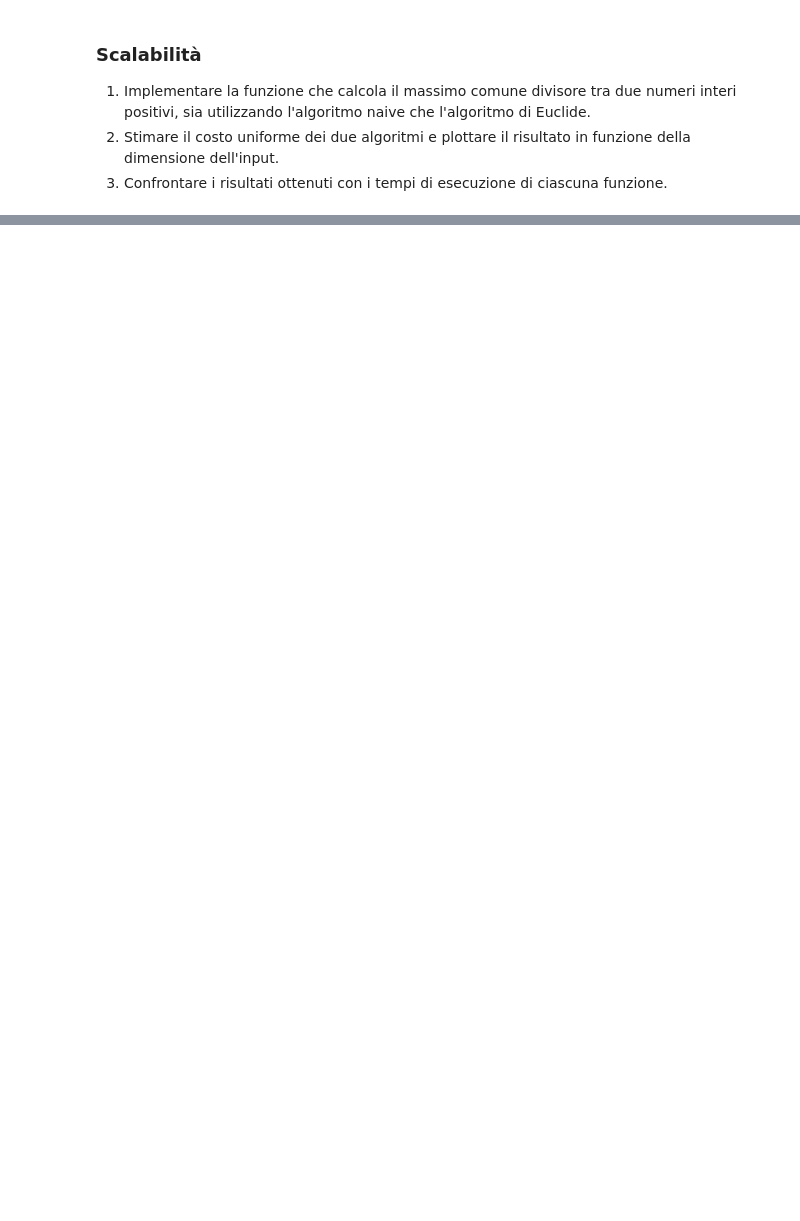
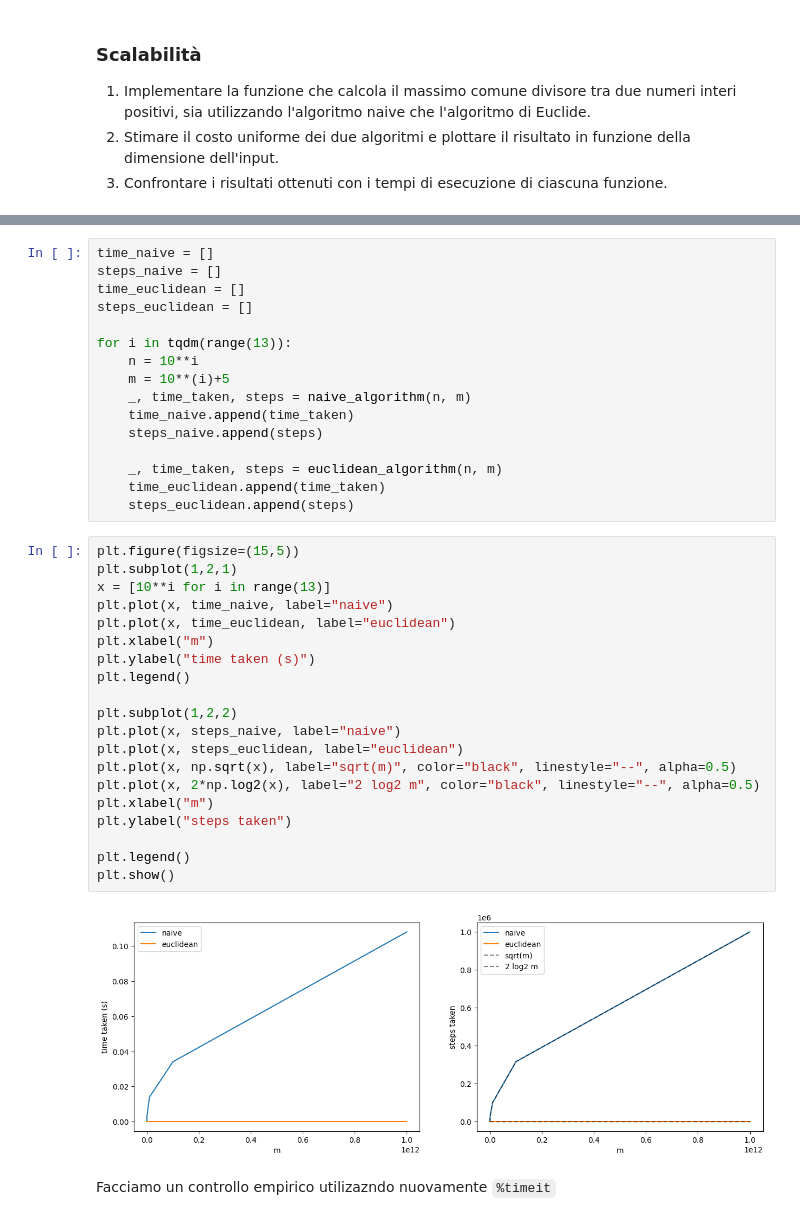
Before and after one commit to dbasso98/ASD2023, a Jupyter notebook: Lab01/Lab01.ipynb, the cells around one changed output, grey strips where cells are left out. Saved outputs shown, nothing was run; the diff lists cells and outputs as text; blank space fills up the shorter version.

````diff
--- a/Lab01/Lab01.ipynb
+++ b/Lab01/Lab01.ipynb
@@ -47,0 +144,40 @@ def loop(n):
+# %%
+time_naive = []
+steps_naive = []
+time_euclidean = []
+steps_euclidean = []
+
+for i in tqdm(range(13)):
+    n = 10**i
+    m = 10**(i)+5
+    _, time_taken, steps = naive_algorithm(n, m)
+    time_naive.append(time_taken)
+    steps_naive.append(steps)
+
+    _, time_taken, steps = euclidean_algorithm(n, m)
+    time_euclidean.append(time_taken)
+    steps_euclidean.append(steps)
+# %%
+plt.figure(figsize=(15,5))
+plt.subplot(1,2,1)
+x = [10**i for i in range(13)]
+plt.plot(x, time_naive, label="naive")
+plt.plot(x, time_euclidean, label="euclidean")
+plt.xlabel("m")
+plt.ylabel("time taken (s)")
+plt.legend()
+
+plt.subplot(1,2,2)
+plt.plot(x, steps_naive, label="naive")
+plt.plot(x, steps_euclidean, label="euclidean")
+plt.plot(x, np.sqrt(x), label="sqrt(m)", color="black", linestyle="--", alpha=0.5)
+plt.plot(x, 2*np.log2(x), label="2 log2 m", color="black", linestyle="--", alpha=0.5)
+plt.xlabel("m")
+plt.ylabel("steps taken")
+
+plt.legend()
+plt.show()
+# %% [output]
+[figure, added]
+# %% [markdown]
+Facciamo un controllo empirico utilizazndo nuovamente ```%timeit```
````
Also changed, not shown: parts of 12 cells of this notebook, 4 other files.
